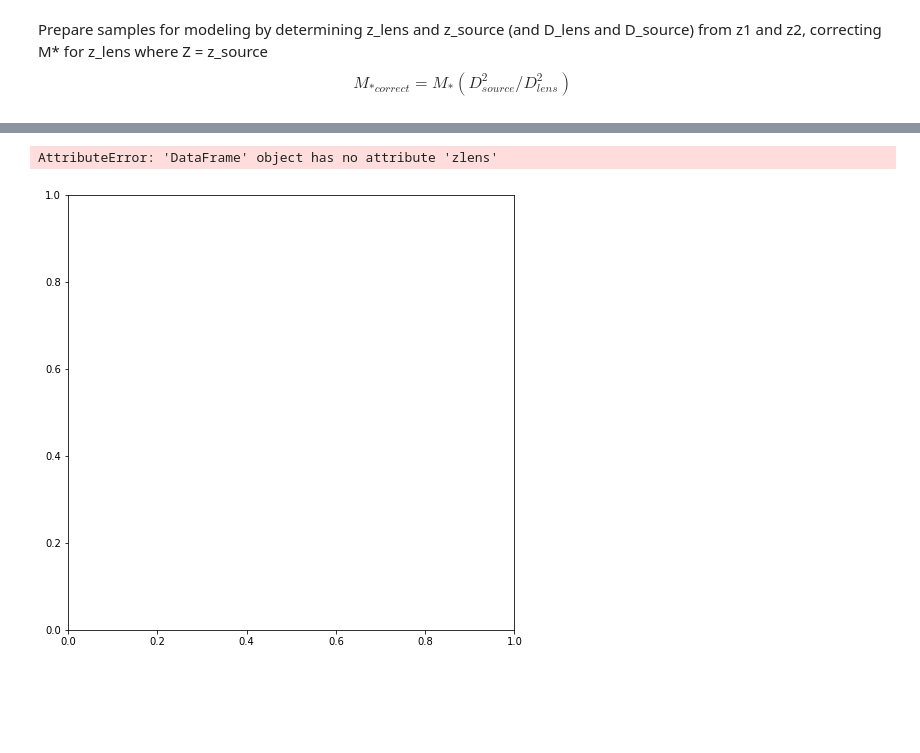
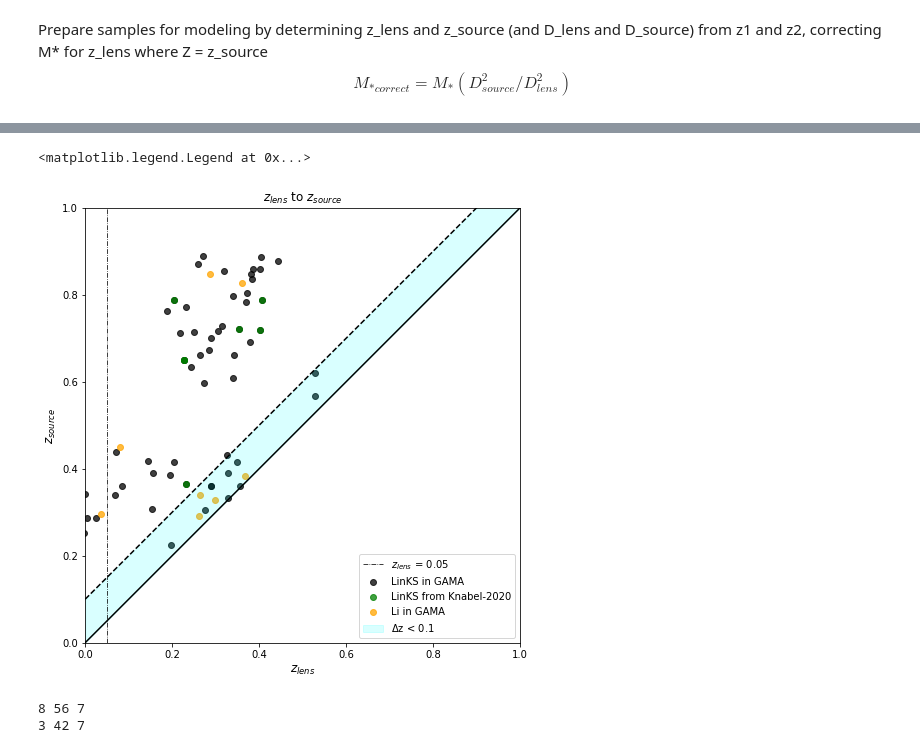
Before and after one commit to shawnknabel/autoz_lens_model, a Jupyter notebook: notebooks/master.ipynb, the cells around one changed output, grey strips where cells are left out. Saved outputs shown, nothing was run; the diff lists cells and outputs as text; code cells hidden in the pictures; blank space fills up the shorter version.

```diff
--- a/notebooks/master.ipynb
+++ b/notebooks/master.ipynb
@@ -271,7 +271,7 @@ Prepare samples for modeling by determining z_lens and z_source (and D_lens and
 # load lambdar mass catalog
 # import lambdarstellarmasses
 # Opening GAMA data from G09, G12, and G15 (DR3)
-hdul = fits.open('/home/shawn/Desktop/autoz_lens_model/files/fits/StellarMassesLambdar.fits')  # open a FITS file
+hdul = fits.open('/data/sknabel/autoz_lens_model/files/fits/StellarMassesLambdar.fits')  # open a FITS file
 hdul.verify('fix')
 masses = hdul[1].data  # assume the first extension is a table
 #print(masses.columns)
@@ -306,0 +307,8 @@ FileNotFoundError: [Errno 2] No such file or directory: '/home/shawn/Desktop/aut
+# %%
+# merge with lambdar catalogs
+links_lambdar = pd.merge(links_select_types, lambdar_masses, how = 'left', on = 'GAMA_ID')
+links_knabel_lambdar = links_knabel_select_types#pd.merge(links_knabel_select_types, lambdar_masses, how = 'left', on = 'GAMA_ID')
+# note: The csv I used here had already been merged with lambdarmasses
+li_lambdar = pd.merge(li_select_types, lambdar_masses, how = 'left', on = 'GAMA_ID')
+print(len(links_lambdar), len(links_knabel_lambdar), len(li_lambdar))
+print(links_lambdar.lambdar_log_mstar)
@@ -306,0 +692,19 @@ FileNotFoundError: [Errno 2] No such file or directory: '/home/shawn/Desktop/aut
+# %%
+# deal with the wonky one (it doesn't have a lambdar match)
+wonky_one = links_lambdar[links_lambdar['GAMA_ID']==323152.0]
+wonky_one_index = links_lambdar[links_lambdar['GAMA_ID']==323152.0].index
+zl = wonky_one.z2
+zs = wonky_one.z1
+sigma_l = wonky_one.sigma2
+sigma_s = wonky_one.sigma1
+dl = cosmo.angular_diameter_distance(zl).value
+ds = cosmo.angular_diameter_distance(zs).value
+
+
+links_lambdar.zlens[links_lambdar.GAMA_ID==323152.0] = zl
+links_lambdar.zsource[links_lambdar.GAMA_ID==323152.0] = zs
+links_lambdar.sigma_lens[links_lambdar.GAMA_ID==323152.0] = sigma_l
+links_lambdar.sigma_source[links_lambdar.GAMA_ID==323152.0] = sigma_s
+links_lambdar.dlens[links_lambdar.GAMA_ID==323152.0] = dl
+links_lambdar.dsource[links_lambdar.GAMA_ID==323152.0] = ds
+print(links_lambdar[links_lambdar.GAMA_ID==323152.0])
@@ -313,20 +749,20 @@ fig = plt.figure(figsize=(8,8))
 ax = plt.subplot()
 #ax.set_xlim(0, 1)
 #ax.set_ylim(0, 0.8)
-ax.scatter(links_select.zlens,
-          links_select.zsource,
+ax.scatter(links_lambdar.zlens,
+          links_lambdar.zsource,
           color = 'k',
           marker = 'o',
           alpha = 0.75,
           label = 'LinKS in GAMA')
-ax.scatter(links_knabel_select.zlens,
-           links_knabel_select.zsource,
+ax.scatter(links_knabel_lambdar.zlens,
+           links_knabel_lambdar.zsource,
           color = 'g',
           marker = 'o',
           alpha = 0.75,
           label = 'LinKS from Knabel-2020')
-ax.scatter(li_select.zlens,
-           li_select.zsource,
+ax.scatter(li_lambdar.zlens,
+           li_lambdar.zsource,
           color = 'orange',
           marker = 'o',
           alpha = 0.75,
@@ -337,33 +773,49 @@ ax.scatter(li_select.zlens,
 #ax.axvline(1.2, color = 'k', linewidth = .75, linestyle = '--', label = 'R = 1.2')
 ax.set_xlabel('$z_{lens}$', fontsize = 12)
 ax.set_ylabel('$z_{source}$',  fontsize = 12)
 ax.set_title('$z_{lens}$ to $z_{source}$')
 ax.set_xlim(0, 1)
 ax.set_ylim(0, 1)
 ax.set_aspect(1)
 ax.plot(x, x, color = 'k', linestyle = '-')
 ax.plot(x, x + 0.1, color = 'k', linestyle = '--')
 #ax.plot(x, x - 0.1, color = 'k', linestyle = '--')
 plt.fill_between(x, x, x+0.1, # Fill region for false candidates
                  facecolor="cyan", # The fill color
                  color='cyan',       # The outline color
                  alpha=0.15, # Transparency of the fill
                 label='$\Delta$z < 0.1') # plots
 x = np.linspace(0, 1, 100)
 
 
 #ax.set_xlim(0, 1)
 #ax.set_ylim(0, 0.8)
 
 #ax.add_patch(patches.Rectangle((1.85, 4.5), 2, 10,
  #                              edgecolor = 'k', facecolor = 'none', linestyle = ':',
   #                            label = 'Holwerda-15 Selection'))
-ax.axvline(0.05, color = 'k', linewidth = .75, linestyle = '-.', label = '$z_{lens}$ = 0.01')
+ax.axvline(0.05, color = 'k', linewidth = .75, linestyle = '-.', label = '$z_{lens}$ = 0.05')
 
 plt.legend()
 #plt.show()
 
 #plt.savefig('/home/shawn/Desktop/links_autoz/visuals/png/zlens_to_zsource_061520.png')
 # %% [output]
-AttributeError: 'DataFrame' object has no attribute 'zlens'
+<matplotlib.legend.Legend at 0x...>
-[figure, old version]
+[figure, new version]
+# %%
+# take candidates with z_lens > 0.05 and delta-z > 0.1
+li_redshift_cut = li_lambdar[(li_lambdar.zsource - li_lambdar.zlens > 0.1)
+                             & (li_lambdar.zlens > 0.05)]
+links_redshift_cut = links_lambdar[(links_lambdar.zsource - links_lambdar.zlens > 0.1)
+                                   & (links_lambdar.zlens > 0.05)]
+links_knabel_redshift_cut = links_knabel_lambdar[(links_knabel_lambdar.zsource - links_knabel_lambdar.zlens > 0.1)
+                                                 & (links_knabel_lambdar.zlens > 0.05)]
+
+print(len(li_lambdar), len(links_lambdar), len(links_knabel_lambdar))
+print(len(li_redshift_cut), len(links_redshift_cut), len(links_knabel_redshift_cut))
+#print(li_lambdar.zlens, links_lambdar.zlens, links_knabel_lambdar.zlens)
+#print(li_redshift_cut.zlens, links_redshift_cut.zlens, links_knabel_redshift_cut.zlens)
+# %% [output]
+8 56 7
+3 42 7
```
Also changed, not shown: parts of 8 cells of this notebook, 1 other file.
